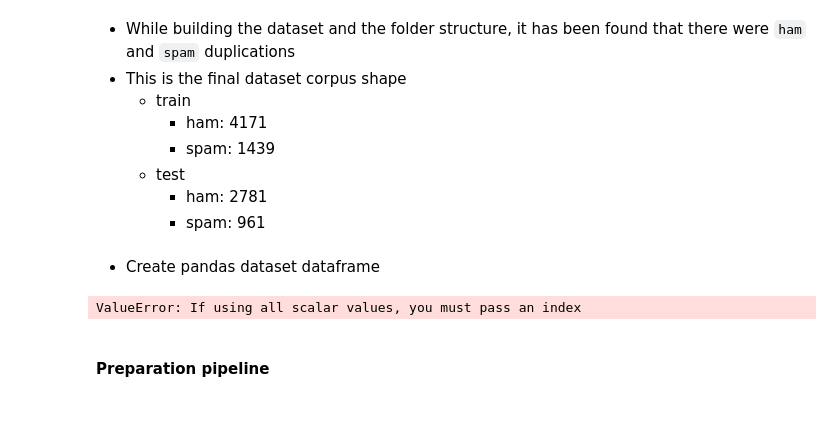
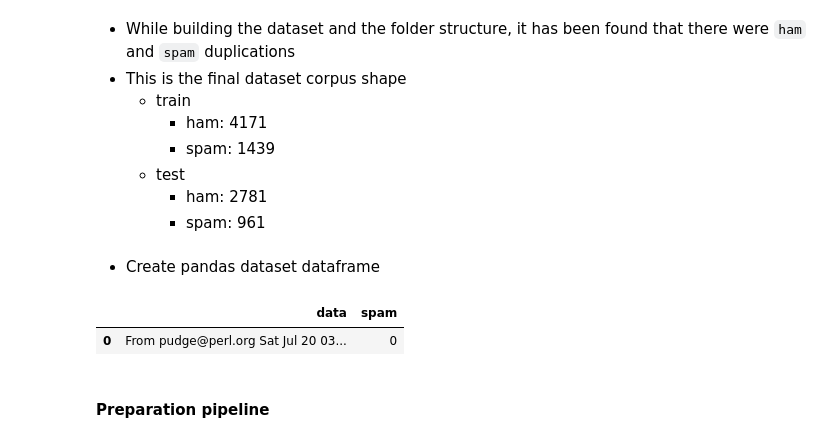
Before and after one commit to MiquelMarinoEspinosa/handson-ml3, a Jupyter notebook: 03_exercises.ipynb, the cells around one changed output. Cells and saved outputs as stored; diff of their text form; code cells hidden in the pictures; blank space fills up the shorter version.

```diff
--- a/03_exercises.ipynb
+++ b/03_exercises.ipynb
@@ -2762,33 +2762,34 @@ apache dot org.  cheers!
 # %%
 import os
 import pandas as pd
 
 root_dir = '/home/devel/handson-ml3/datasets/spam assassin/'
 dirs = [
     'train/ham/',
     'train/spam/',
     'test/ham/',
     'test/spam/'
 ]
 
 for dir in dirs:
     for file in os.listdir(root_dir + dir):
         # print(file)
         ham = open(root_dir + dir + file, 'r', encoding='latin-1')
         # print(ham.read(25))
 
 ham = open(root_dir + 'train/ham/00679.4cece88c654b4e5936921c5d4072797d', encoding='latin-1')
 # print(ham.read())
 
 data_frame = pd.DataFrame(
     {
-        'data': ham.read(),
-        'spam': 0
+        'data': [ham.read()],
+        'spam': [0]
     }
 )
 
 data_frame
 # %% [output]
-ValueError: If using all scalar values, you must pass an index
+|  | data | spam |
+| 0 | From pudge@perl.org Sat Jul 20 03... | 0 |
 # %% [markdown]
 #### Preparation pipeline
```
